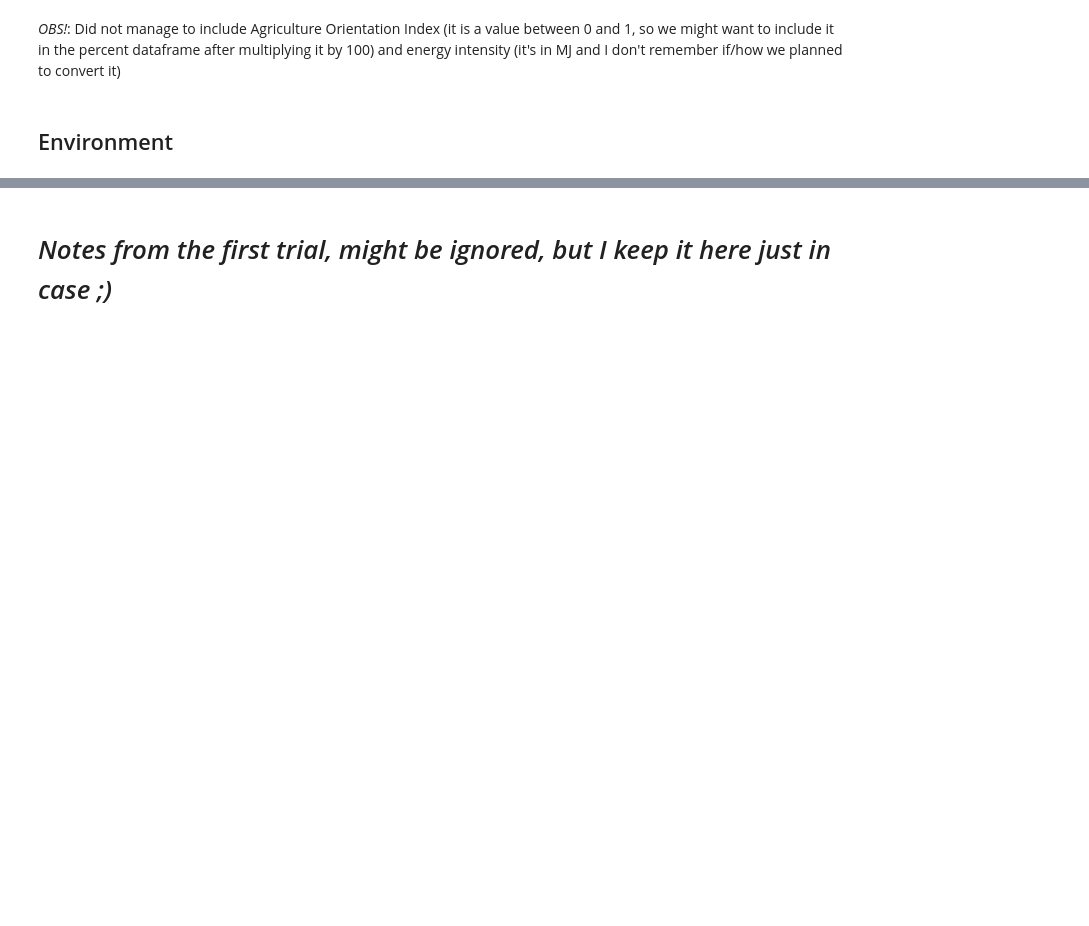
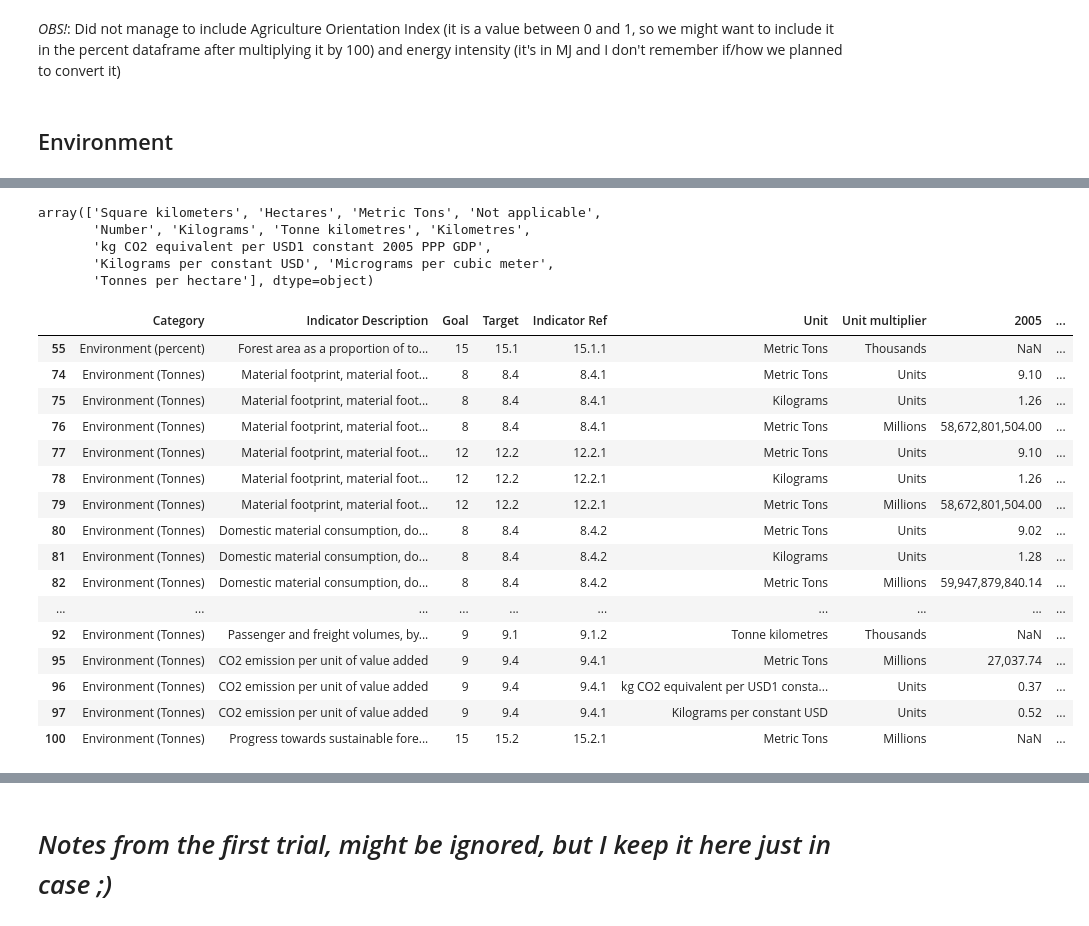
Before and after one commit to felix-laumann/MBML-SDG-targets, a Jupyter notebook: Data preprocessing and visualisation_GalinaFelix.ipynb, the cells around one changed output, grey strips where cells are left out. Cells and saved outputs as stored; diff of their text form; code cells hidden in the pictures; blank space fills up the shorter version.

Commit message:
working on metrics for environment

```diff
--- a/Data preprocessing and visualisation_GalinaFelix.ipynb
+++ b/Data preprocessing and visualisation_GalinaFelix.ipynb
@@ -610,3 +661,31 @@ df_environment_percent
 # %%
 df_environment_not_percent = df_environment[~df_environment['Unit'].str.contains('Percent')]
-df_environment_not_percent
+df_environment_not_percent['Unit'].unique()
+# %% [output]
+array(['Square kilometers', 'Hectares', 'Metric Tons', 'Not applicable',
+       'Number', 'Kilograms', 'Tonne kilometres', 'Kilometres',
+       'kg CO2 equivalent per USD1 constant 2005 PPP GDP',
+       'Kilograms per constant USD', 'Micrograms per cubic meter',
+       'Tonnes per hectare'], dtype=object)
+# %%
+df_environment_weight_units = df_environment_not_percent[df_environment_not_percent['Unit'].isin(['Metric Tons',
+                                    'Kilograms', 'Tonne kilometres', 'kg CO2 equivalent per USD1 constant 2005 PPP GDP','Kilograms per constant USD'])]
+df_environment_weight_units
+# %% [output]
+|  | Category | Indicator Description | Goal | Target | Indicator Ref | Unit | Unit multiplier | 2005 | ... |
+| 55 | Environment (percent) | Forest area as a proportion of to... | 15 | 15.1 | 15.1.1 | Metric Tons | Thousands | NaN | ... |
+| 74 | Environment (Tonnes) | Material footprint, material foot... | 8 | 8.4 | 8.4.1 | Metric Tons | Units | 9.10 | ... |
+| 75 | Environment (Tonnes) | Material footprint, material foot... | 8 | 8.4 | 8.4.1 | Kilograms | Units | 1.26 | ... |
+| 76 | Environment (Tonnes) | Material footprint, material foot... | 8 | 8.4 | 8.4.1 | Metric Tons | Millions | 58,672,801,504.00 | ... |
+| 77 | Environment (Tonnes) | Material footprint, material foot... | 12 | 12.2 | 12.2.1 | Metric Tons | Units | 9.10 | ... |
+| 78 | Environment (Tonnes) | Material footprint, material foot... | 12 | 12.2 | 12.2.1 | Kilograms | Units | 1.26 | ... |
+| 79 | Environment (Tonnes) | Material footprint, material foot... | 12 | 12.2 | 12.2.1 | Metric Tons | Millions | 58,672,801,504.00 | ... |
+| 80 | Environment (Tonnes) | Domestic material consumption, do... | 8 | 8.4 | 8.4.2 | Metric Tons | Units | 9.02 | ... |
+| 81 | Environment (Tonnes) | Domestic material consumption, do... | 8 | 8.4 | 8.4.2 | Kilograms | Units | 1.28 | ... |
+| 82 | Environment (Tonnes) | Domestic material consumption, do... | 8 | 8.4 | 8.4.2 | Metric Tons | Millions | 59,947,879,840.14 | ... |
+| ... | ... | ... | ... | ... | ... | ... | ... | ... | ... |
+| 92 | Environment (Tonnes) | Passenger and freight volumes, by... | 9 | 9.1 | 9.1.2 | Tonne kilometres | Thousands | NaN | ... |
+| 95 | Environment (Tonnes) | CO2 emission per unit of value added | 9 | 9.4 | 9.4.1 | Metric Tons | Millions | 27,037.74 | ... |
+| 96 | Environment (Tonnes) | CO2 emission per unit of value added | 9 | 9.4 | 9.4.1 | kg CO2 equivalent per USD1 consta... | Units | 0.37 | ... |
+| 97 | Environment (Tonnes) | CO2 emission per unit of value added | 9 | 9.4 | 9.4.1 | Kilograms per constant USD | Units | 0.52 | ... |
+| 100 | Environment (Tonnes) | Progress towards sustainable fore... | 15 | 15.2 | 15.2.1 | Metric Tons | Millions | NaN | ... |
```
Also changed, not shown: parts of 20 cells of this notebook.
